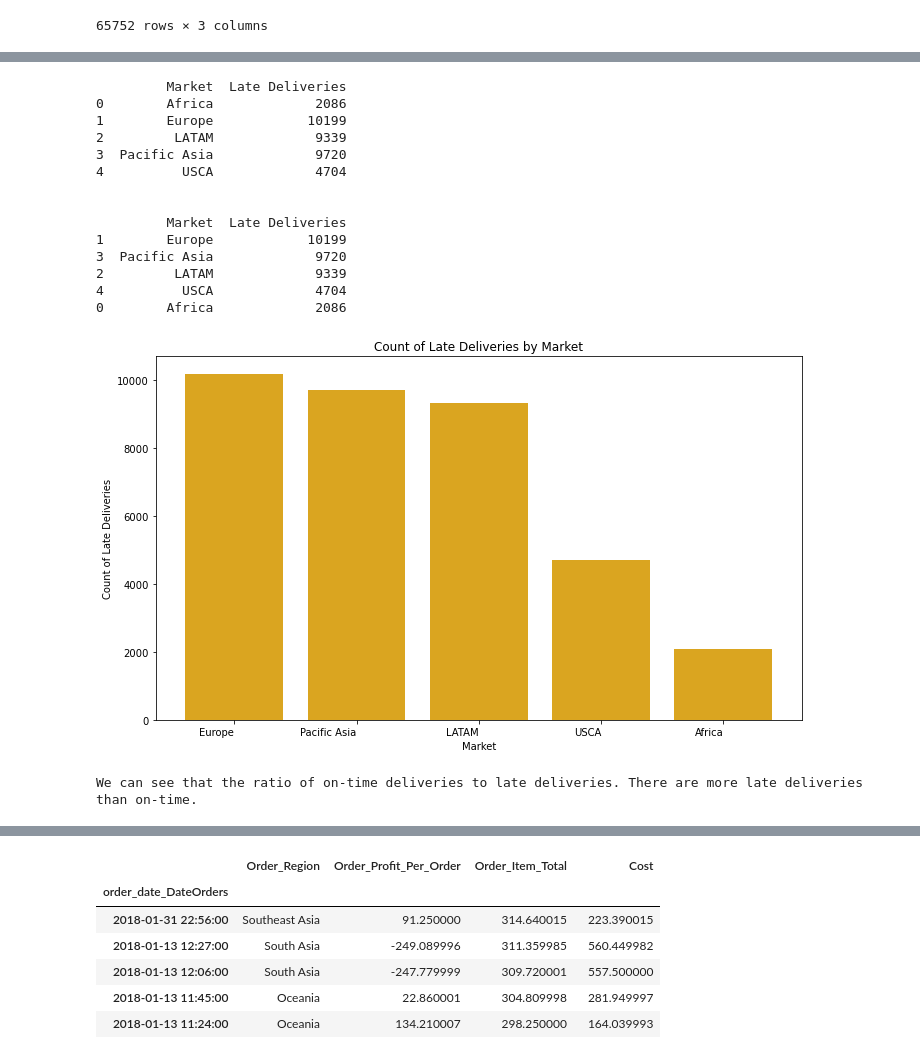
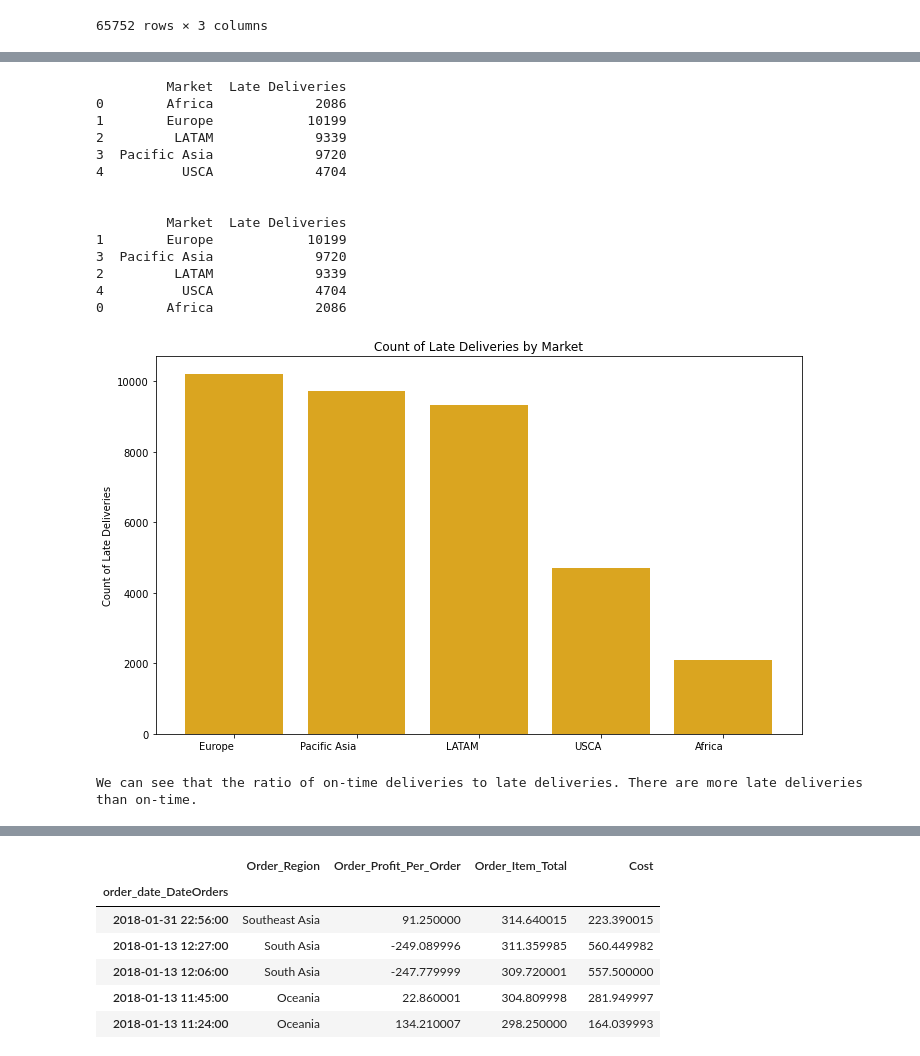
Before and after one commit to CCNY-Analytics-and-Quant/StevenCEdwinA-BAFall2023, a Jupyter notebook: Final Project.ipynb, the cells around one changed output, grey strips where cells are left out. Saved outputs shown, nothing was run; the diff lists cells and outputs as text; code cells hidden in the pictures.

```diff
--- a/Final Project.ipynb
+++ b/Final Project.ipynb
@@ -525,35 +524,34 @@ print('\n')
 late_delivery_counts = late_delivery_counts.sort_values(by='Late Deliveries', ascending=False)
 
 # Print to check the sorted DataFrame
 print(late_delivery_counts)
 
 # Plotting the bar graph
 plt.figure(figsize=(10, 6))
 plt.bar(late_delivery_counts['Market'], late_delivery_counts['Late Deliveries'], color='goldenrod')
-plt.xlabel('Market')
 plt.ylabel('Count of Late Deliveries')
 plt.title('Count of Late Deliveries by Market')
 plt.xticks(rotation=360, ha='right')  # Rotate x-axis labels for better readability
 plt.tight_layout()
 plt.show()
 
 print('We can see that the ratio of on-time deliveries to late deliveries. There are more late deliveries than on-time.')
 # %% [output]
          Market  Late Deliveries
 0        Africa             2086
 1        Europe            10199
 2         LATAM             9339
 3  Pacific Asia             9720
 4          USCA             4704
 
 
          Market  Late Deliveries
 1        Europe            10199
 3  Pacific Asia             9720
 2         LATAM             9339
 4          USCA             4704
 0        Africa             2086
-[figure, old version]
+[figure, new version]
 We can see that the ratio of on-time deliveries to late deliveries. There are more late deliveries than on-time.
 # %%
 # Filter data for 'Canceled' deliveries
```
Also changed, not shown: parts of 12 cells of this notebook, 2 other files.
